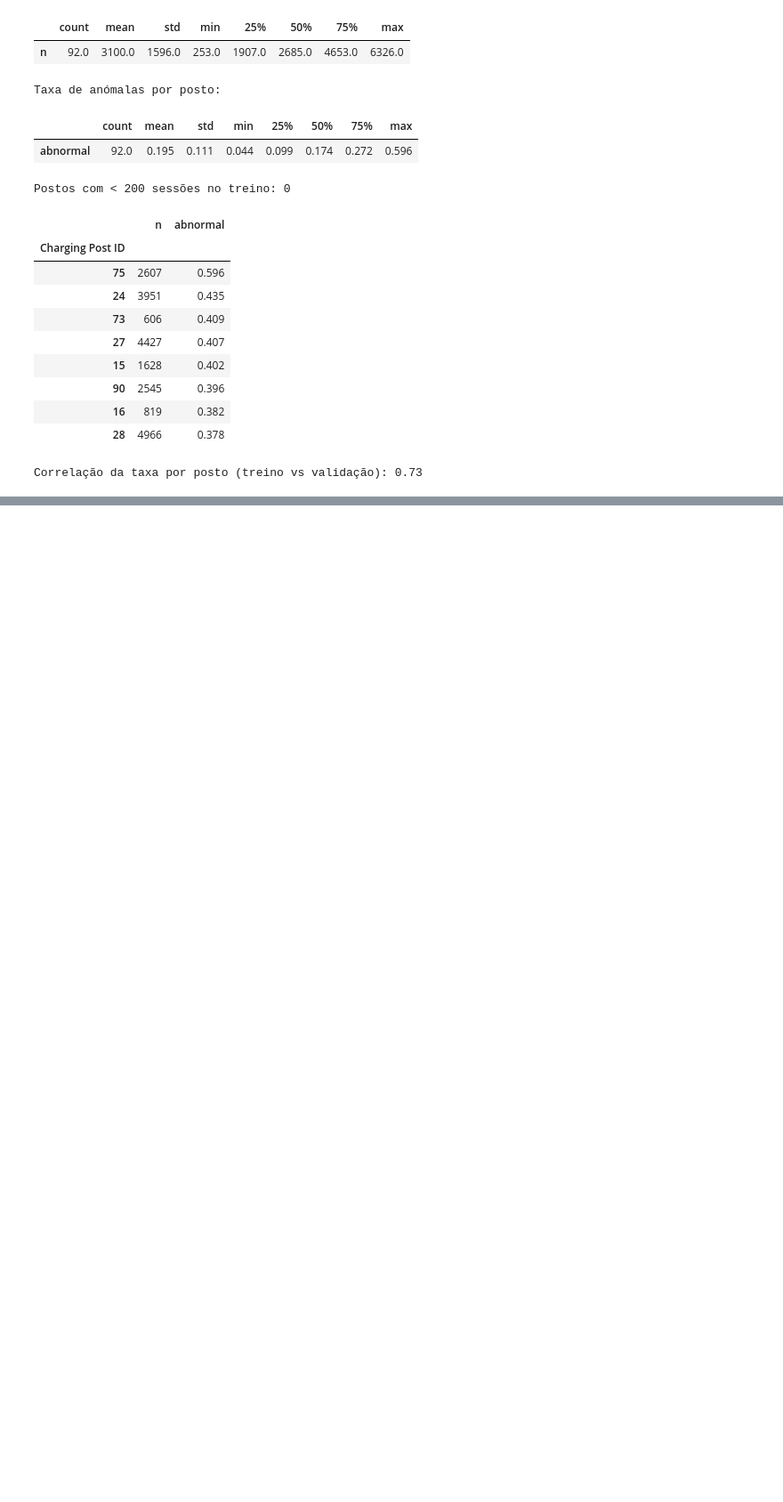
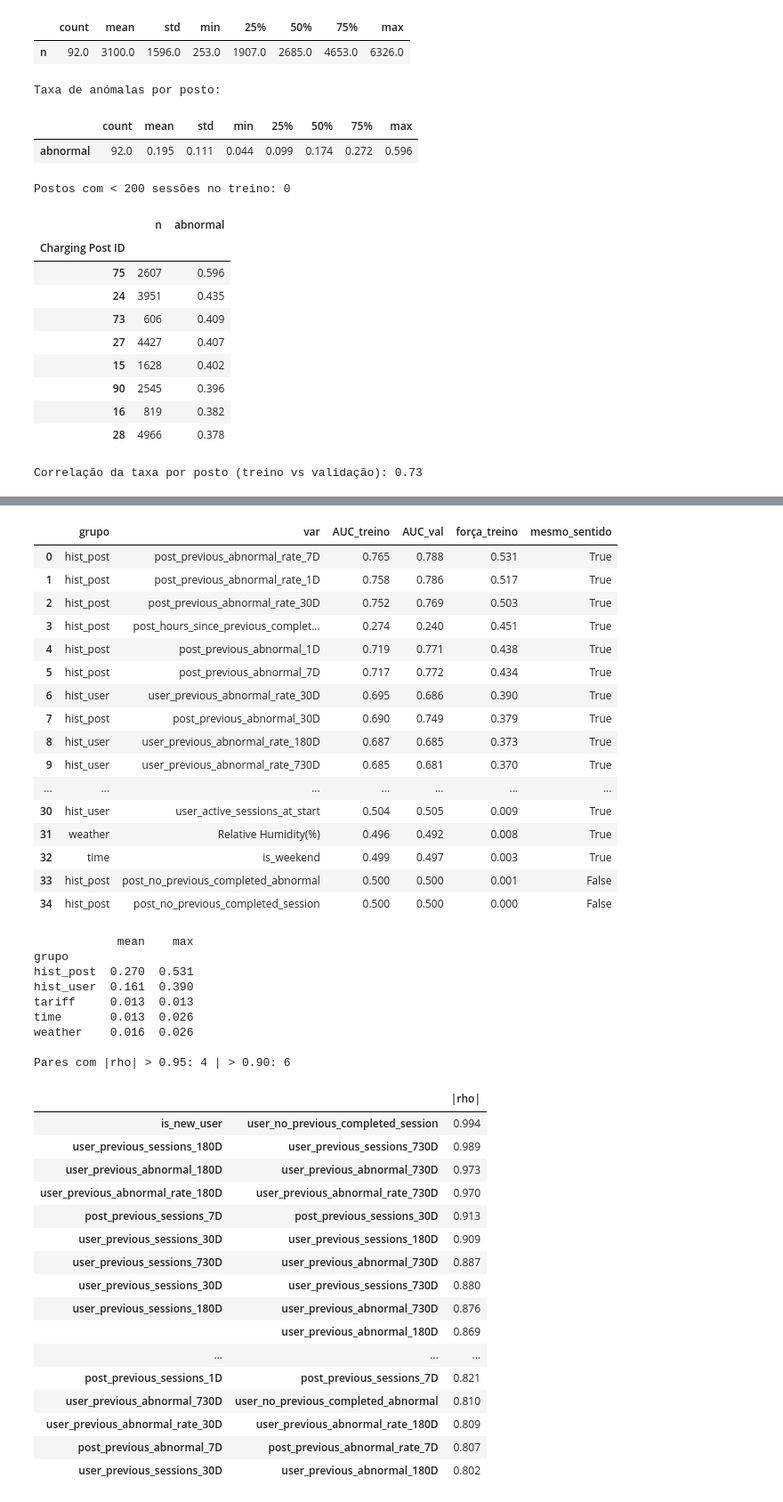
Before and after one commit to 1231478-Ellah-Fleischmann/MINDD-PROJETO, a Jupyter notebook: task1.ipynb, the cells around one changed output, grey strips where cells are left out. Shown at 89% size. Drawn from its saved outputs; the diff is of its cells as text; code cells hidden in the pictures; blank space fills up the shorter version.

```diff
--- a/task1.ipynb
+++ b/task1.ipynb
@@ -753,0 +806,69 @@ Correlação da taxa por posto (treino vs validação): 0.73
+# %%
+from sklearn.metrics import roc_auc_score
+
+GROUPS = {"weather": WEATHER, "tariff": TARIFF, "time": TIME,
+          "hist_post": HIST_POST, "hist_user": HIST_USER}
+rows = []
+for g, cols in GROUPS.items():
+    for c in cols:
+        med = train[c].median()
+        rows.append((g, c,
+                     roc_auc_score(train["is_Abnormal"], train[c].fillna(med)),
+                     roc_auc_score(val["is_Abnormal"], val[c].fillna(med))))
+auc = pd.DataFrame(rows, columns=["grupo", "var", "AUC_treino", "AUC_val"])
+auc["força_treino"] = (auc["AUC_treino"] - .5).abs() * 2
+auc["mesmo_sentido"] = (auc["AUC_treino"] - .5) * (auc["AUC_val"] - .5) > 0
+display(auc.sort_values("força_treino", ascending=False).round(3).reset_index(drop=True))
+
+# força média por grupo
+print(auc.groupby("grupo")["força_treino"].agg(["mean", "max"]).round(3))
+
+# correlações (Spearman, amostra de 100k do treino) entre preditores numéricos
+cm = train[NUM_FEATS].sample(100_000, random_state=42).corr(method="spearman").abs()
+pairs = cm.where(np.triu(np.ones(cm.shape), 1).astype(bool)).stack().sort_values(ascending=False)
+print("\nPares com |rho| > 0.95:", (pairs > 0.95).sum(), "| > 0.90:", (pairs > 0.90).sum())
+display(pairs.head(20).round(3).to_frame("|rho|"))
+# %% [output]
+|  | grupo | var | AUC_treino | AUC_val | força_treino | mesmo_sentido |
+| 0 | hist_post | post_previous_abnormal_rate_7D | 0.765 | 0.788 | 0.531 | True |
+| 1 | hist_post | post_previous_abnormal_rate_1D | 0.758 | 0.786 | 0.517 | True |
+| 2 | hist_post | post_previous_abnormal_rate_30D | 0.752 | 0.769 | 0.503 | True |
+| 3 | hist_post | post_hours_since_previous_complet... | 0.274 | 0.240 | 0.451 | True |
+| 4 | hist_post | post_previous_abnormal_1D | 0.719 | 0.771 | 0.438 | True |
+| 5 | hist_post | post_previous_abnormal_7D | 0.717 | 0.772 | 0.434 | True |
+| 6 | hist_user | user_previous_abnormal_rate_30D | 0.695 | 0.686 | 0.390 | True |
+| 7 | hist_post | post_previous_abnormal_30D | 0.690 | 0.749 | 0.379 | True |
+| 8 | hist_user | user_previous_abnormal_rate_180D | 0.687 | 0.685 | 0.373 | True |
+| 9 | hist_user | user_previous_abnormal_rate_730D | 0.685 | 0.681 | 0.370 | True |
+| ... | ... | ... | ... | ... | ... | ... |
+| 30 | hist_user | user_active_sessions_at_start | 0.504 | 0.505 | 0.009 | True |
+| 31 | weather | Relative Humidity(%) | 0.496 | 0.492 | 0.008 | True |
+| 32 | time | is_weekend | 0.499 | 0.497 | 0.003 | True |
+| 33 | hist_post | post_no_previous_completed_abnormal | 0.500 | 0.500 | 0.001 | False |
+| 34 | hist_post | post_no_previous_completed_session | 0.500 | 0.500 | 0.000 | False |
+            mean    max
+grupo
+hist_post  0.270  0.531
+hist_user  0.161  0.390
+tariff     0.013  0.013
+time       0.013  0.026
+weather    0.016  0.026
+
+Pares com |rho| > 0.95: 4 | > 0.90: 6
+|  |  | |rho| |
+| is_new_user | user_no_previous_completed_session | 0.994 |
+| user_previous_sessions_180D | user_previous_sessions_730D | 0.989 |
+| user_previous_abnormal_180D | user_previous_abnormal_730D | 0.973 |
+| user_previous_abnormal_rate_180D | user_previous_abnormal_rate_730D | 0.970 |
+| post_previous_sessions_7D | post_previous_sessions_30D | 0.913 |
+| user_previous_sessions_30D | user_previous_sessions_180D | 0.909 |
+| user_previous_sessions_730D | user_previous_abnormal_730D | 0.887 |
+| user_previous_sessions_30D | user_previous_sessions_730D | 0.880 |
+| user_previous_sessions_180D | user_previous_abnormal_730D | 0.876 |
+|  | user_previous_abnormal_180D | 0.869 |
+| ... | ... | ... |
+| post_previous_sessions_1D | post_previous_sessions_7D | 0.821 |
+| user_previous_abnormal_730D | user_no_previous_completed_abnormal | 0.810 |
+| user_previous_abnormal_rate_30D | user_previous_abnormal_rate_180D | 0.809 |
+| post_previous_abnormal_7D | post_previous_abnormal_rate_7D | 0.807 |
+| user_previous_sessions_30D | user_previous_abnormal_180D | 0.802 |
```
Also changed, not shown: parts of 2 cells of this notebook.
